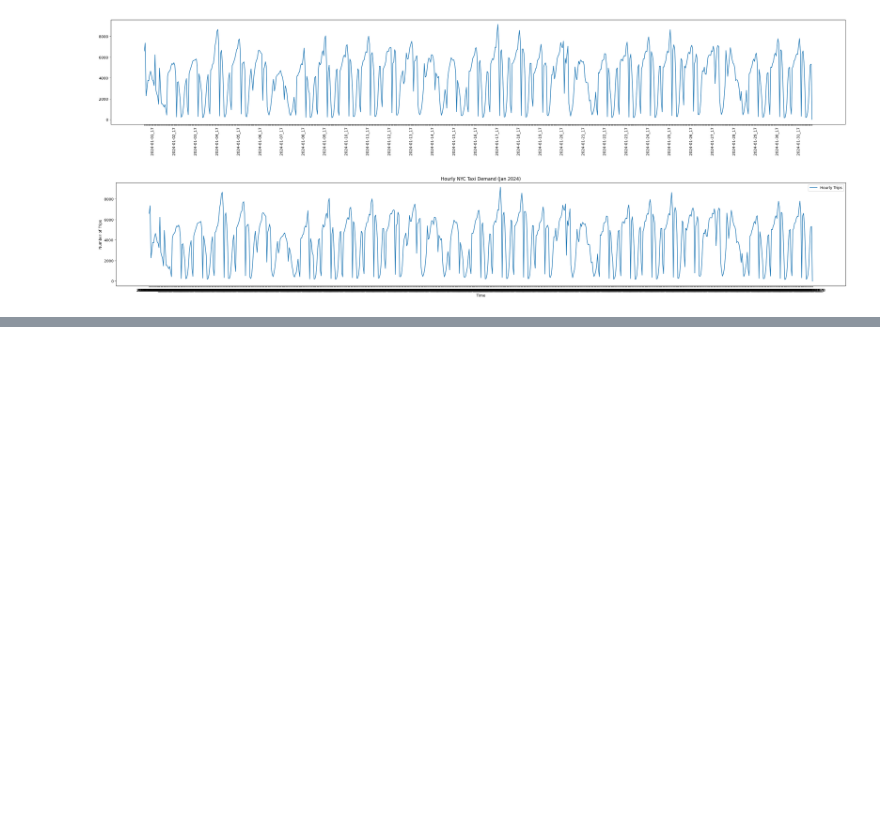
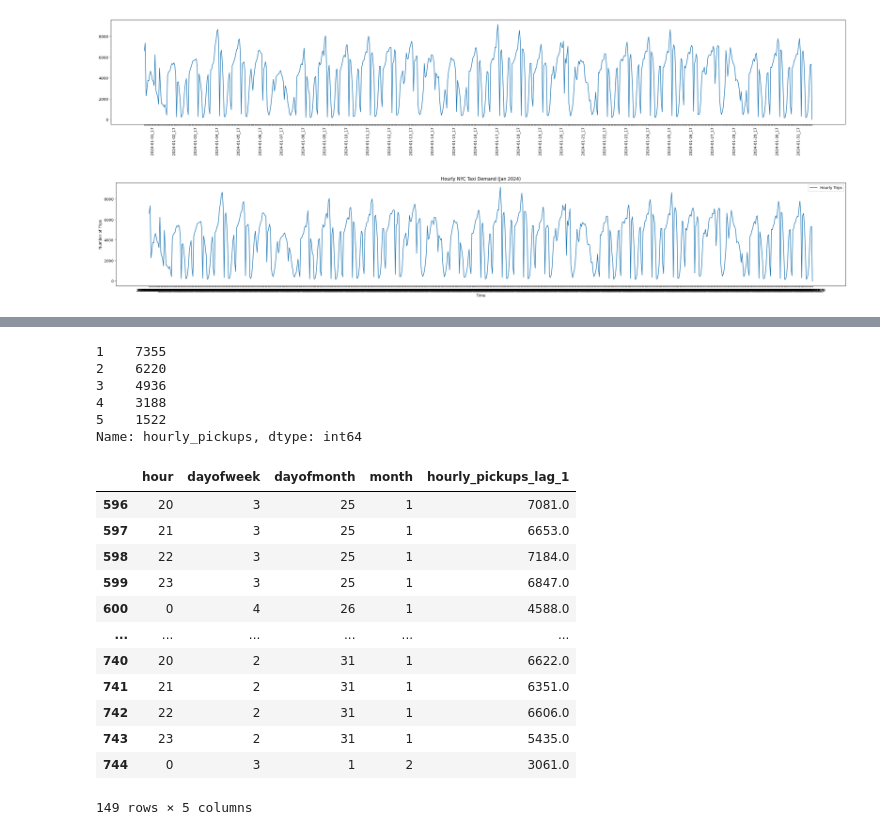
Before and after one commit to shaukat-abidi/NYCTaxiData, a Jupyter notebook: script_2.ipynb, the cells around one changed output, grey strips where cells are left out. Drawn from its saved outputs; the diff is of its cells as text; code cells hidden in the pictures; blank space fills up the shorter version.

```diff
--- a/script_2.ipynb
+++ b/script_2.ipynb
@@ -381,0 +595,3 @@ plt.show()
+# %%
+# Lets do feature engineering
+df_xgboost = df_hourly.copy()
@@ -381,0 +607,6 @@ plt.show()
+# %%
+# Create time-based features
+df_xgboost["hour"] = df_xgboost["tpep_pickup_datetime"].dt.hour.astype(int)
+df_xgboost["dayofweek"] = df_xgboost["tpep_pickup_datetime"].dt.dayofweek.astype(int)
+df_xgboost["dayofmonth"] = df_xgboost["tpep_pickup_datetime"].dt.day.astype(int)
+df_xgboost["month"] = df_xgboost["tpep_pickup_datetime"].dt.month.astype(int)
@@ -381,0 +667,25 @@ plt.show()
+# %%
+y_train.head(5)
+# %% [output]
+1    7355
+2    6220
+3    4936
+4    3188
+5    1522
+Name: hourly_pickups, dtype: int64
+# %%
+X_test
+# %% [output]
+|  | hour | dayofweek | dayofmonth | month | hourly_pickups_lag_1 |
+| 596 | 20 | 3 | 25 | 1 | 7081.0 |
+| 597 | 21 | 3 | 25 | 1 | 6653.0 |
+| 598 | 22 | 3 | 25 | 1 | 7184.0 |
+| 599 | 23 | 3 | 25 | 1 | 6847.0 |
+| 600 | 0 | 4 | 26 | 1 | 4588.0 |
+| ... | ... | ... | ... | ... | ... |
+| 740 | 20 | 2 | 31 | 1 | 6622.0 |
+| 741 | 21 | 2 | 31 | 1 | 6351.0 |
+| 742 | 22 | 2 | 31 | 1 | 6606.0 |
+| 743 | 23 | 2 | 31 | 1 | 5435.0 |
+| 744 | 0 | 3 | 1 | 2 | 3061.0 |
+149 rows × 5 columns
```
Also changed, not shown: parts of 35 cells of this notebook, 1 other file.
